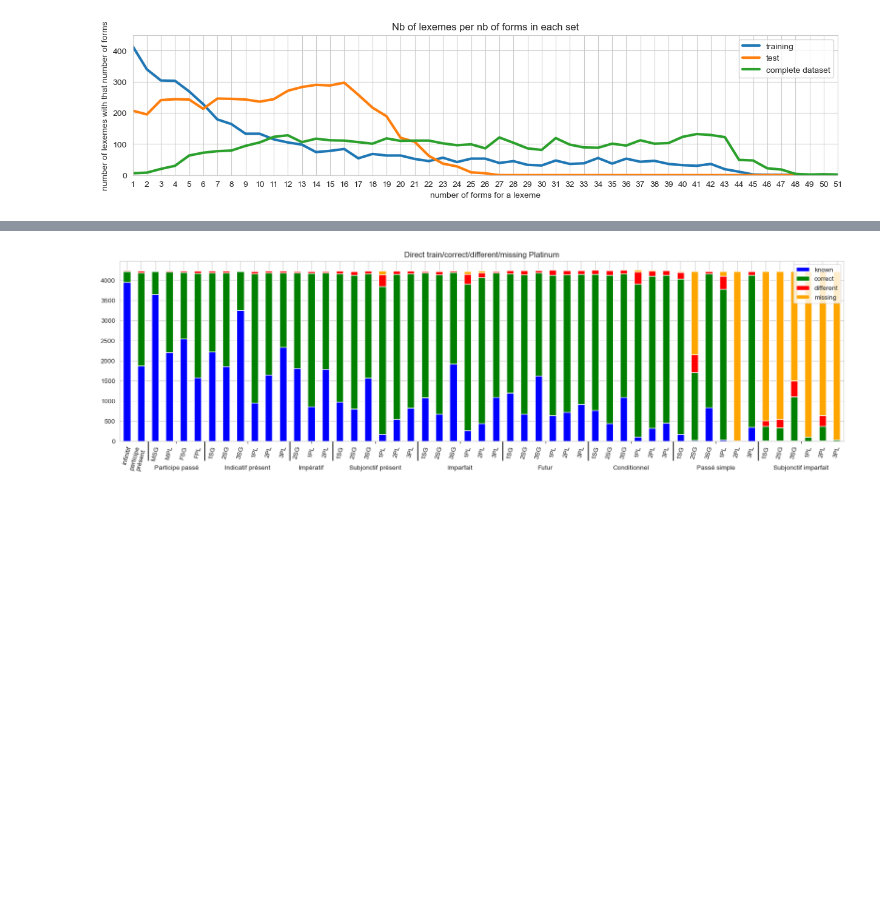
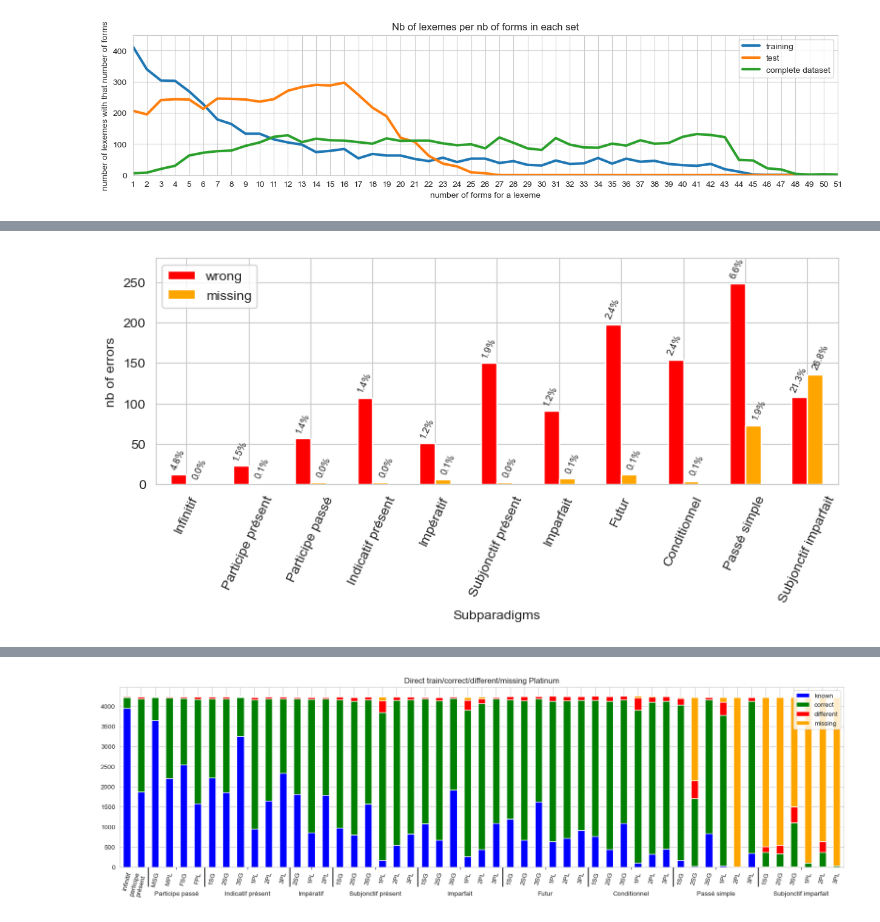
Before and after one commit to gboye/SWIM, a Jupyter notebook: ParadigmGeneration/Vlexique2/WordStructure-Statistiques-S4-Gold.ipynb, the cells around one changed output, grey strips where cells are left out. Cells and saved outputs as stored; diff of their text form; code cells hidden in the pictures; blank space fills up the shorter version.

```diff
--- a/ParadigmGeneration/Vlexique2/WordStructure-Statistiques-S4-Gold.ipynb
+++ b/ParadigmGeneration/Vlexique2/WordStructure-Statistiques-S4-Gold.ipynb
@@ -142,0 +200,3 @@ plt.savefig(repFiles+"Distribution-Direct-Gold.png",dpi=300,bbox_inches="tight")
+# %%
+dfDirect4KRWM["absents"]=round(dfTemp.missing/(dfTemp.right+dfTemp.wrong+dfTemp.missing)*100,1).astype(str)+"%"
+dfDirect4KRWM
@@ -142,0 +217,28 @@ plt.savefig(repFiles+"Distribution-Direct-Gold.png",dpi=300,bbox_inches="tight")
+# %%
+ax=dfDirect4KRWM[["wrong","missing"]].plot.bar(figsize=(9,3),color=["red","orange"])
+ax.set_xlabel("Subparadigms")
+ax.set_ylabel("nb of errors")
+ax.set_ylim(0,280)
+ax.tick_params(axis='x', labelrotation=65)
+
+# pour changer l'alignement des xlabels
+# ax.set_xticklabels(dfDirect4KRWM.index, rotation=65, ha="right")
+
+errLabels=dfDirect4KRWM["errors"].tolist()
+absLabels=dfDirect4KRWM["absents"].tolist()
+rects=ax.patches
+for rect, label in zip(rects[:11], errLabels):
+    height=rect.get_height()
+    ax.text(
+        rect.get_x()+rect.get_width()/2, height + 5, label,
+        ha="center", va="bottom", fontsize=7,rotation=65
+    )
+for rect, label in zip(rects[11:], absLabels):
+    height=rect.get_height()
+    ax.text(
+        rect.get_x()+rect.get_width()/2+.1, height + 5, label,
+        ha="center", va="bottom", fontsize=7,rotation=65
+    )
+plt.savefig(repFiles+"Errors-FormsTenses.png",dpi=300,bbox_inches="tight")
+# %% [output]
+[figure, added]
```
Also changed, not shown: parts of 16 cells of this notebook, 3 other files.
